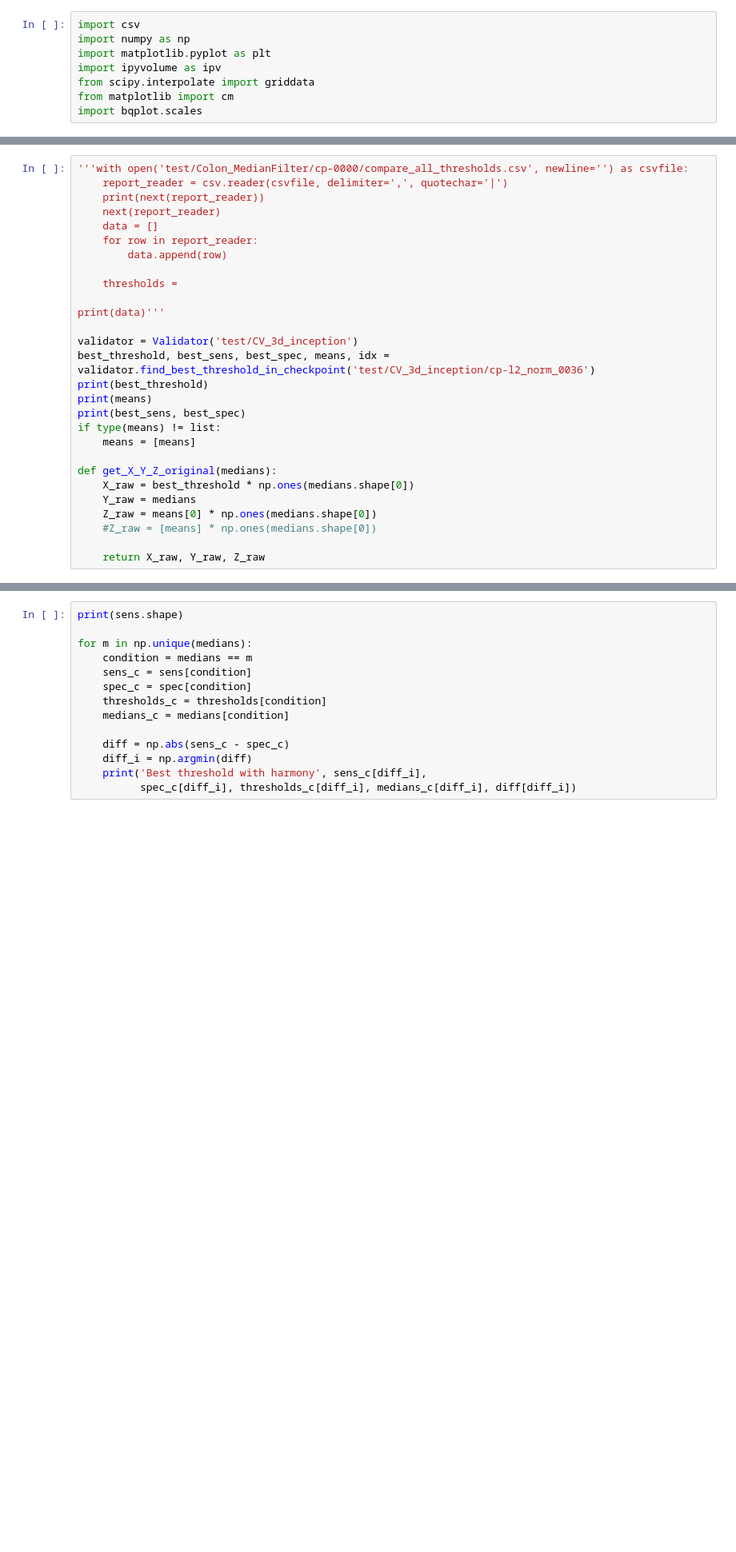
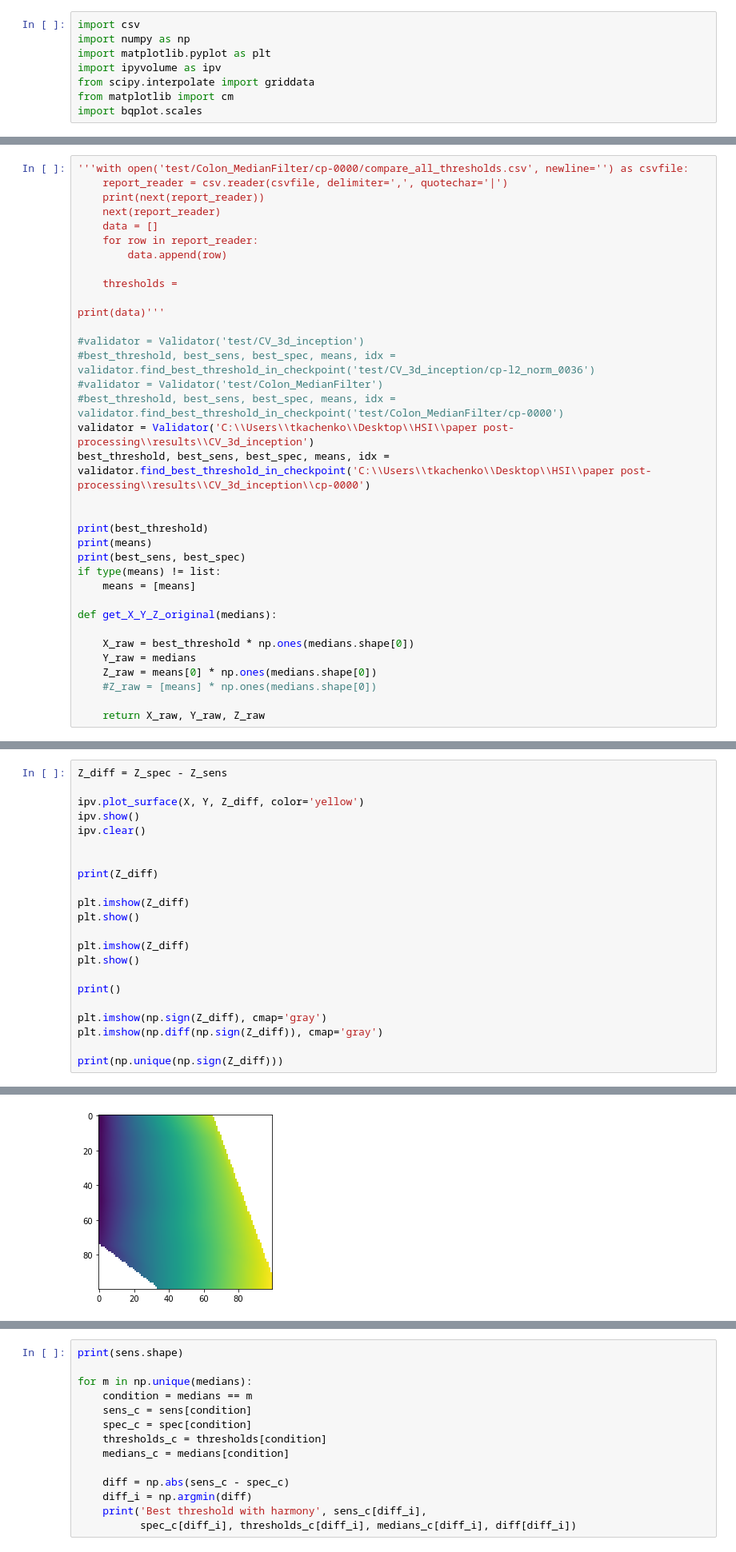
Before and after one commit to msokur/hsi-experiments, a Jupyter notebook: analyse.ipynb, the cells around one changed output, grey strips where cells are left out. Shown at 80% size. Drawn from its saved outputs; the diff is of its cells as text; blank space fills up the shorter version.

Commit message:
Implementer plain algorithm for post-processing

```diff
--- a/analyse.ipynb
+++ b/analyse.ipynb
@@ -52,8 +52,14 @@ P_FILES_TO_COPY ['/home/sc.uni-leipzig.de/mi186veva/hsi-experiments/config.py',
 
 print(data)'''
 
-validator = Validator('test/CV_3d_inception')
-best_threshold, best_sens, best_spec, means, idx = validator.find_best_threshold_in_checkpoint('test/CV_3d_inception/cp-l2_norm_0036')
+#validator = Validator('test/CV_3d_inception')
+#best_threshold, best_sens, best_spec, means, idx = validator.find_best_threshold_in_checkpoint('test/CV_3d_inception/cp-l2_norm_0036')
+#validator = Validator('test/Colon_MedianFilter')
+#best_threshold, best_sens, best_spec, means, idx = validator.find_best_threshold_in_checkpoint('test/Colon_MedianFilter/cp-0000')
+validator = Validator('C:\\Users\\tkachenko\\Desktop\\HSI\\paper post-processing\\results\\CV_3d_inception')
+best_threshold, best_sens, best_spec, means, idx = validator.find_best_threshold_in_checkpoint('C:\\Users\\tkachenko\\Desktop\\HSI\\paper post-processing\\results\\CV_3d_inception\\cp-0000')
+
+
 print(best_threshold)
 print(means)
 print(best_sens, best_spec)
@@ -61,6 +67,7 @@ if type(means) != list:
     means = [means]
 
 def get_X_Y_Z_original(medians):
+
     X_raw = best_threshold * np.ones(medians.shape[0])
     Y_raw = medians
     Z_raw = means[0] * np.ones(medians.shape[0])
@@ -164 +176,24 @@ with open('test/CV_3d_inception/cp-l2_norm_0036/compare_all_thresholds_filtered.
 VBox(children=(Figure(camera=PerspectiveCamera(fov=45.0, position=(0.0, 0.0, 2.0), projectionMatrix=(1.0, 0.0,…
+# %%
+Z_diff = Z_spec - Z_sens
+
+ipv.plot_surface(X, Y, Z_diff, color='yellow')
+ipv.show()
+ipv.clear()
+
+
+print(Z_diff)
+
+plt.imshow(Z_diff)
+plt.show()
+
+plt.imshow(Z_diff)
+plt.show()
+
+print()
+
+plt.imshow(np.sign(Z_diff), cmap='gray')
+plt.imshow(np.diff(np.sign(Z_diff)), cmap='gray')
+
+print(np.unique(np.sign(Z_diff)))
+# %% [output]
@@ -164,0 +214 @@ VBox(children=(Figure(camera=PerspectiveCamera(fov=45.0, position=(0.0, 0.0, 2.0
+[figure, added]
```
Also changed, not shown: parts of 7 cells of this notebook, 3 other files.
